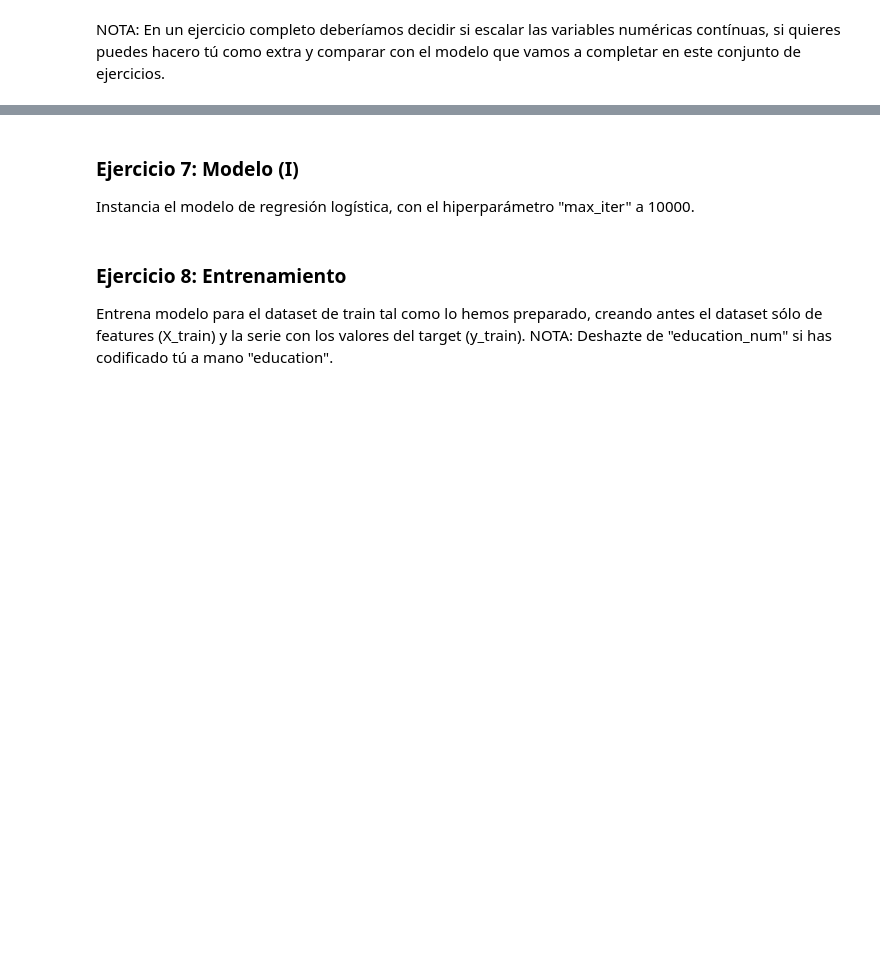
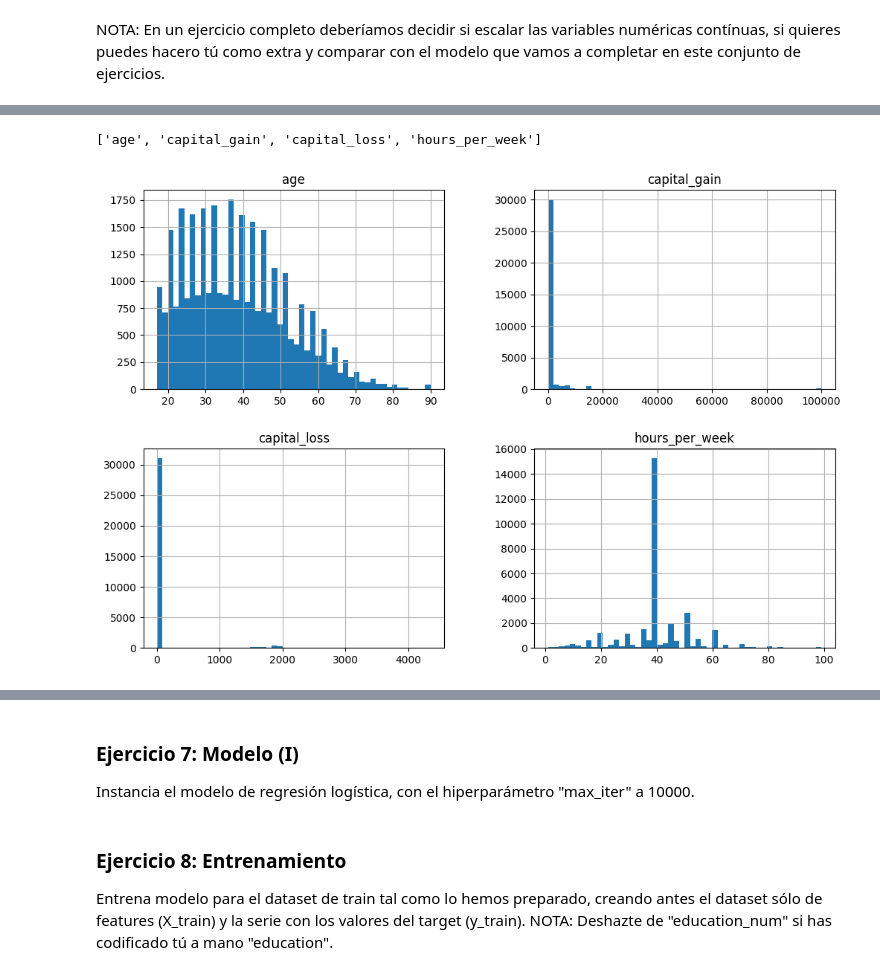
Before and after one commit to MHHsim/DS-Online-Marta-Harana, a Jupyter notebook: 04_Machine_Learning/Sprint_10/Unidad_02_ML_Supervisado_Clasificacion_Regresion_Logistica/02_Ejercicios_Workout/13_Ejercicios_Practica_RL_Binaria.ipynb, the cells around one changed output, grey strips where cells are left out. Saved outputs shown, nothing was run; the diff lists cells and outputs as text; code cells hidden in the pictures; blank space fills up the shorter version.

```diff
--- a/04_Machine_Learning/Sprint_10/Unidad_02_ML_Supervisado_Clasificacion_Regresion_Logistica/02_Ejercicios_Workout/13_Ejercicios_Practica_RL_Binaria.ipynb
+++ b/04_Machine_Learning/Sprint_10/Unidad_02_ML_Supervisado_Clasificacion_Regresion_Logistica/02_Ejercicios_Workout/13_Ejercicios_Practica_RL_Binaria.ipynb
@@ -474,2 +474,7 @@ memory usage: 8.4 MB
+# %%
+# debería de ser un int
+df["age"] = df["age"].str.extract(r'(\d+)').astype("int64")
+# %%
+df.drop(columns=["education_num"], inplace=True)
 # %% [markdown]
 NOTA: En un ejercicio completo deberíamos decidir si escalar las variables numéricas contínuas, si quieres puedes hacero tú como extra y comparar con el modelo que vamos a completar en este conjunto de ejercicios.
@@ -475,0 +526,14 @@ NOTA: En un ejercicio completo deberíamos decidir si escalar las variables num
+# %%
+num_continuas = tabla_tipos.loc[
+    tabla_tipos["tipo_sugerido"] == "Numérica Continua",
+    "nombre_variable"].tolist()
+
+num_continuas
+# %% [output]
+['age', 'capital_gain', 'capital_loss', 'hours_per_week']
+# %%
+# Creamos un histogramas para ver todas las variables numéricas seleccionadas del dataset
+df[num_continuas].hist(bins=50, figsize=(12, 8))
+plt.show()
+# %% [output]
+[figure, added]
```
Also changed, not shown: parts of 21 cells of this notebook, 4 other files.
